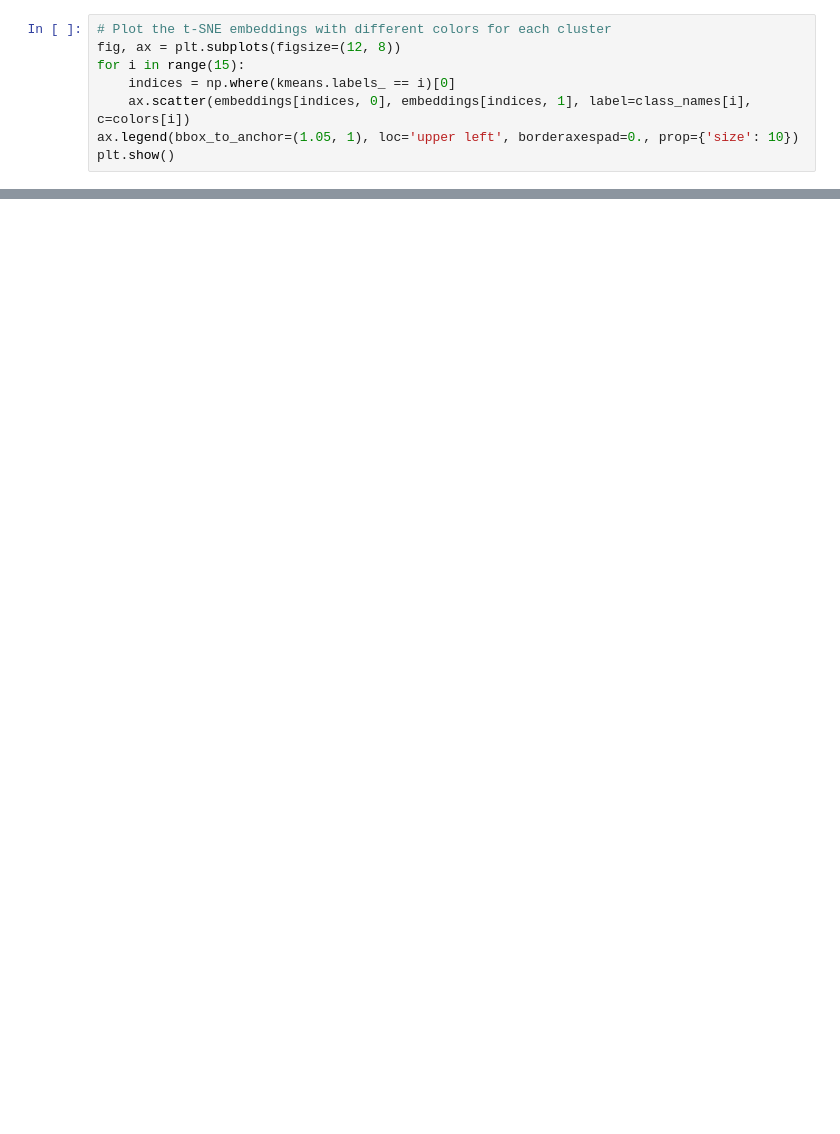
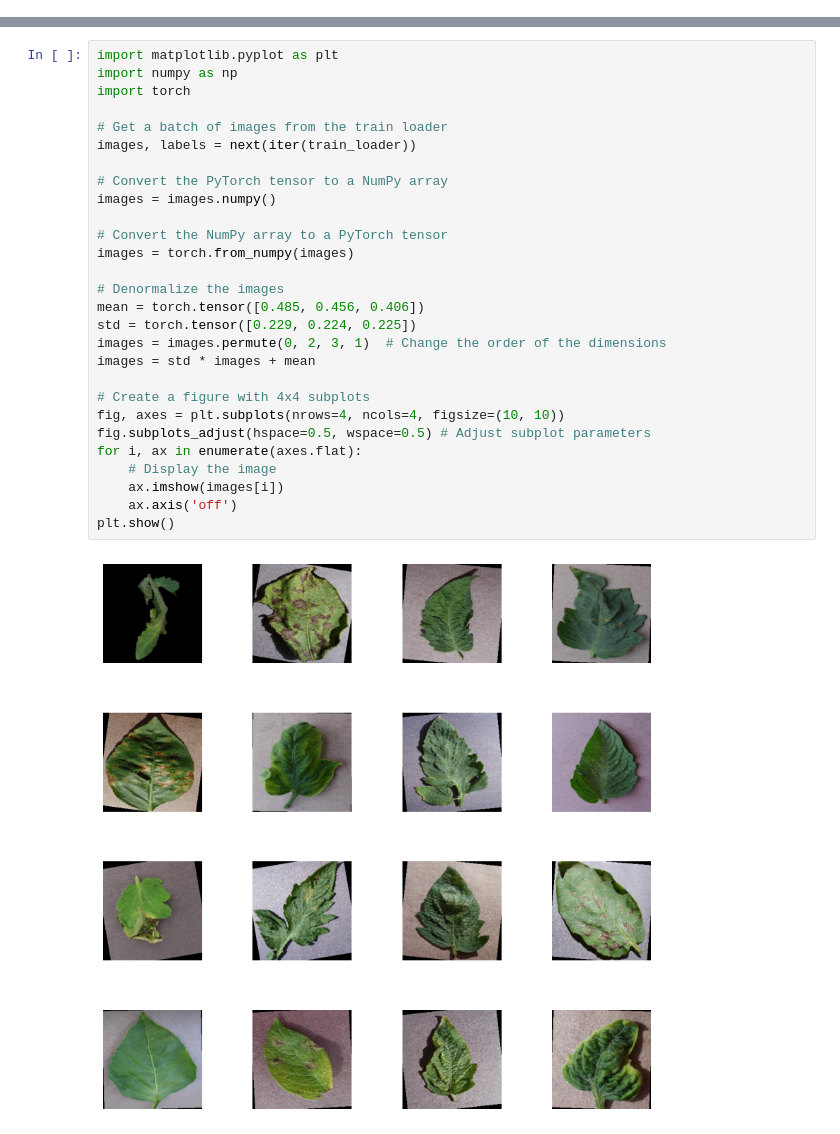
Before and after one commit to prvnsingh/PlantDiseaseRecongnition, a Jupyter notebook: ShuffleNet/ShuffleNet_Dataset_2/shufflenet2.ipynb, the cells around one changed output, grey strips where cells are left out. Cells and saved outputs as stored; diff of their text form; blank space fills up the shorter version.

Commit message:
updated model with same parameters

```diff
--- a/ShuffleNet/ShuffleNet_Dataset_2/shufflenet2.ipynb
+++ b/ShuffleNet/ShuffleNet_Dataset_2/shufflenet2.ipynb
@@ -463,8 +0,0 @@ kmeans = KMeans(n_clusters=15, random_state=0).fit(embeddings)
-# %%
-# Plot the t-SNE embeddings with different colors for each cluster
-fig, ax = plt.subplots(figsize=(12, 8))
-for i in range(15):
-    indices = np.where(kmeans.labels_ == i)[0]
-    ax.scatter(embeddings[indices, 0], embeddings[indices, 1], label=class_names[i], c=colors[i])
-ax.legend(bbox_to_anchor=(1.05, 1), loc='upper left', borderaxespad=0., prop={'size': 10})
-plt.show()
@@ -472,0 +156,30 @@ plt.show()
+# %%
+import matplotlib.pyplot as plt
+import numpy as np
+import torch
+
+# Get a batch of images from the train loader
+images, labels = next(iter(train_loader))
+
+# Convert the PyTorch tensor to a NumPy array
+images = images.numpy()
+
+# Convert the NumPy array to a PyTorch tensor
+images = torch.from_numpy(images)
+
+# Denormalize the images
+mean = torch.tensor([0.485, 0.456, 0.406])
+std = torch.tensor([0.229, 0.224, 0.225])
+images = images.permute(0, 2, 3, 1)  # Change the order of the dimensions
+images = std * images + mean
+
+# Create a figure with 4x4 subplots
+fig, axes = plt.subplots(nrows=4, ncols=4, figsize=(10, 10))
+fig.subplots_adjust(hspace=0.5, wspace=0.5) # Adjust subplot parameters
+for i, ax in enumerate(axes.flat):
+    # Display the image
+    ax.imshow(images[i])
+    ax.axis('off')
+plt.show()
+# %% [output]
+[figure, added]
```
Also changed, not shown: parts of 42 cells of this notebook, 1 other file.
